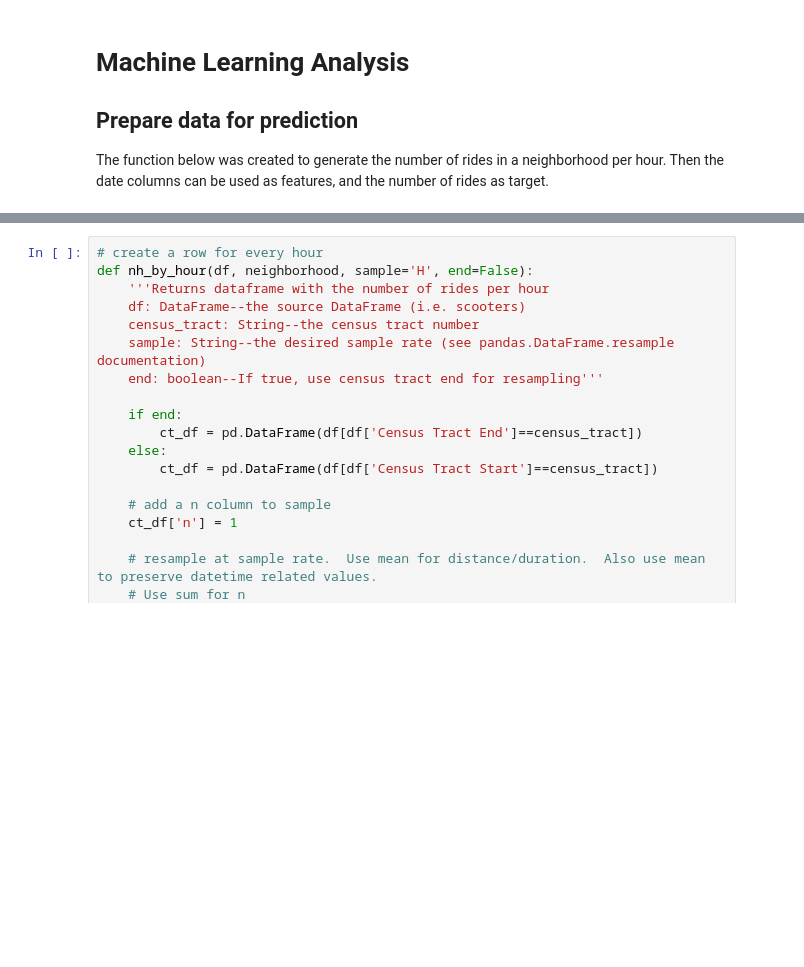
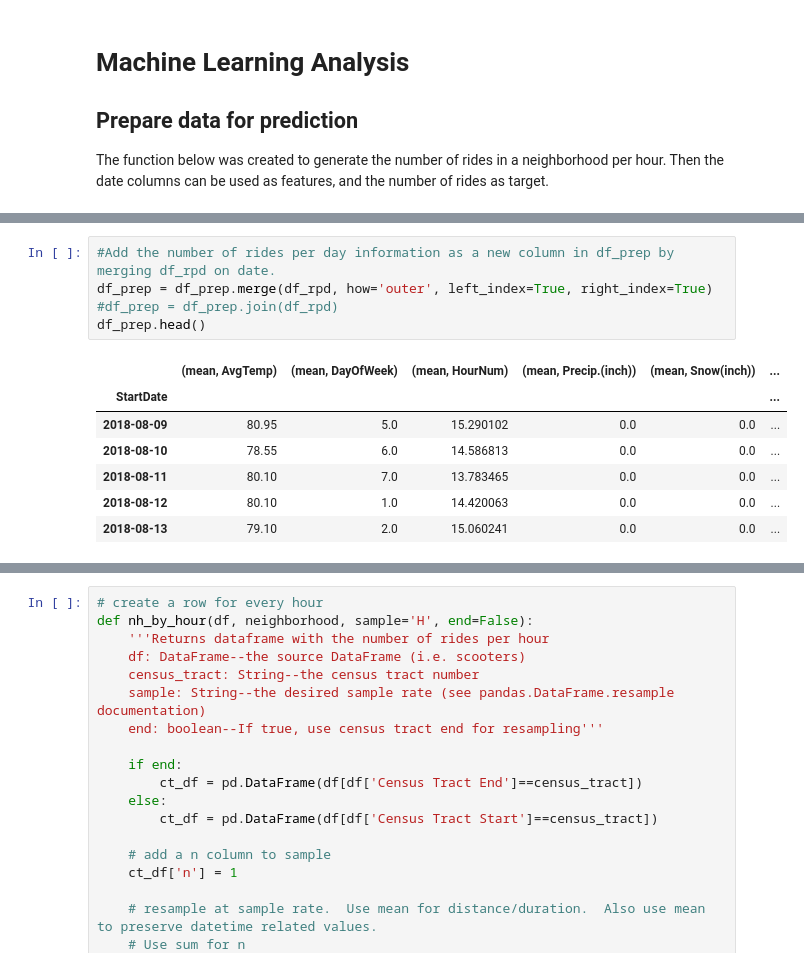
Before and after one commit to abhiram540/TripDataAnalysis-CityOfLouisville-DocklessVehicles, a Jupyter notebook: 7.6 Capstone Two Data Wrangling.ipynb, the cells around one changed output, grey strips where cells are left out. Drawn from its saved outputs; the diff is of its cells as text; blank space fills up the shorter version.

```diff
--- a/7.6 Capstone Two Data Wrangling.ipynb
+++ b/7.6 Capstone Two Data Wrangling.ipynb
@@ -1452,0 +1473,13 @@ df_prep
+# %%
+#Add the number of rides per day information as a new column in df_prep by merging df_rpd on date.
+df_prep = df_prep.merge(df_rpd, how='outer', left_index=True, right_index=True)
+#df_prep = df_prep.join(df_rpd)
+df_prep.head()
+# %% [output]
+|  | (mean, AvgTemp) | (mean, DayOfWeek) | (mean, HourNum) | (mean, Precip.(inch)) | (mean, Snow(inch)) | ... |
+| StartDate |  |  |  |  |  | ... |
+| 2018-08-09 | 80.95 | 5.0 | 15.290102 | 0.0 | 0.0 | ... |
+| 2018-08-10 | 78.55 | 6.0 | 14.586813 | 0.0 | 0.0 | ... |
+| 2018-08-11 | 80.10 | 7.0 | 13.783465 | 0.0 | 0.0 | ... |
+| 2018-08-12 | 80.10 | 1.0 | 14.420063 | 0.0 | 0.0 | ... |
+| 2018-08-13 | 79.10 | 2.0 | 15.060241 | 0.0 | 0.0 | ... |
```
Also changed, not shown: parts of 5 cells of this notebook.
